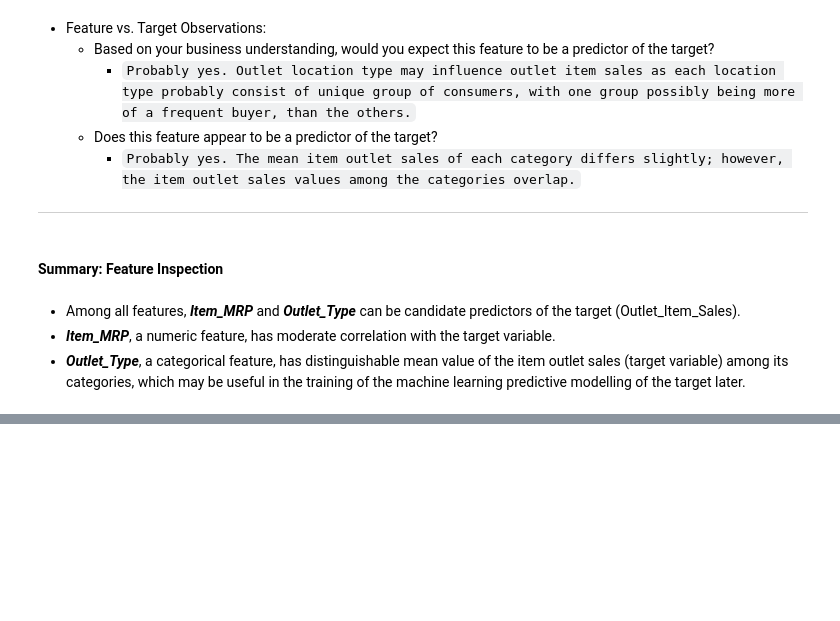
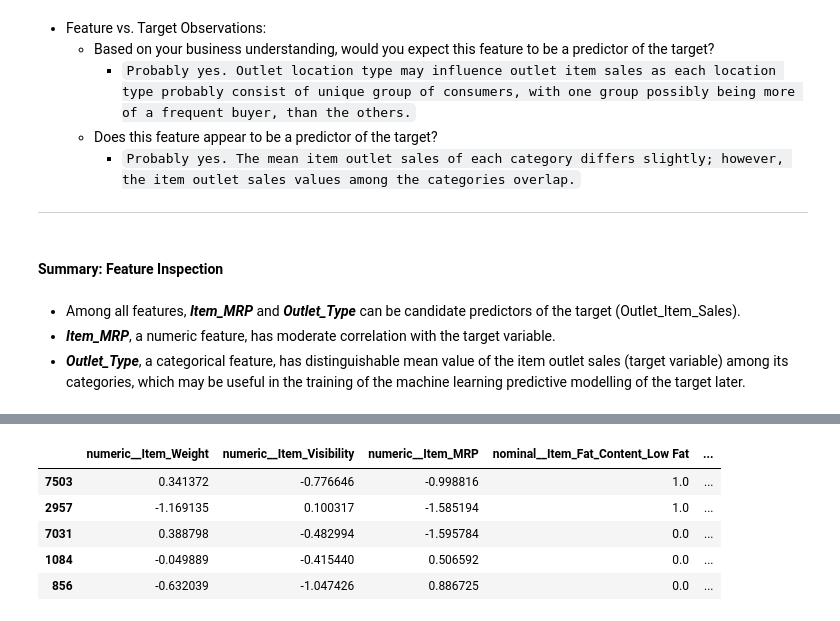
Before and after one commit to itan-s/Prediction-of-Product-Sales, a Jupyter notebook: Prediction-of-Product-Sales.ipynb, the cells around one changed output, grey strips where cells are left out. Saved outputs shown, nothing was run; the diff lists cells and outputs as text; code cells hidden in the pictures; blank space fills up the shorter version.

```diff
--- a/Prediction-of-Product-Sales.ipynb
+++ b/Prediction-of-Product-Sales.ipynb
@@ -1259,0 +1598,10 @@ ___
+# %%
+# Check the first 5 entries of X_test_processed
+X_test_processed.head()
+# %% [output]
+|  | numeric__Item_Weight | numeric__Item_Visibility | numeric__Item_MRP | nominal__Item_Fat_Content_Low Fat | ... |
+| 7503 | 0.341372 | -0.776646 | -0.998816 | 1.0 | ... |
+| 2957 | -1.169135 | 0.100317 | -1.585194 | 1.0 | ... |
+| 7031 | 0.388798 | -0.482994 | -1.595784 | 0.0 | ... |
+| 1084 | -0.049889 | -0.415440 | 0.506592 | 0.0 | ... |
+| 856 | -0.632039 | -1.047426 | 0.886725 | 0.0 | ... |
```
Also changed, not shown: parts of 64 cells of this notebook.
